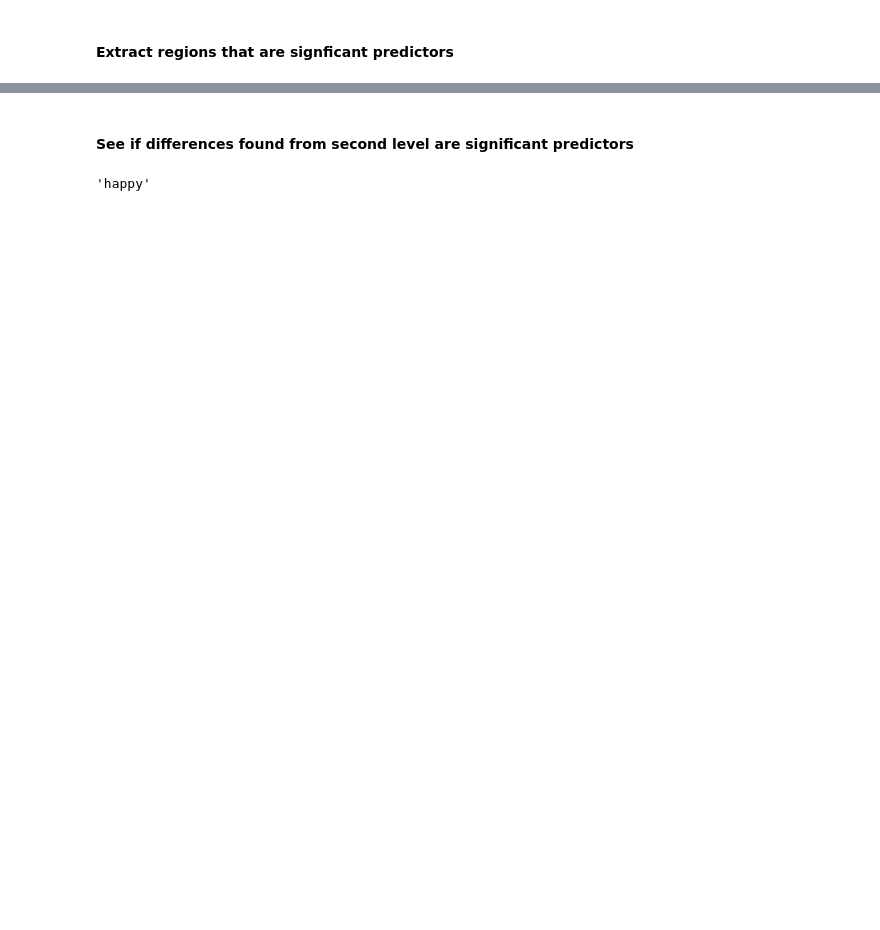
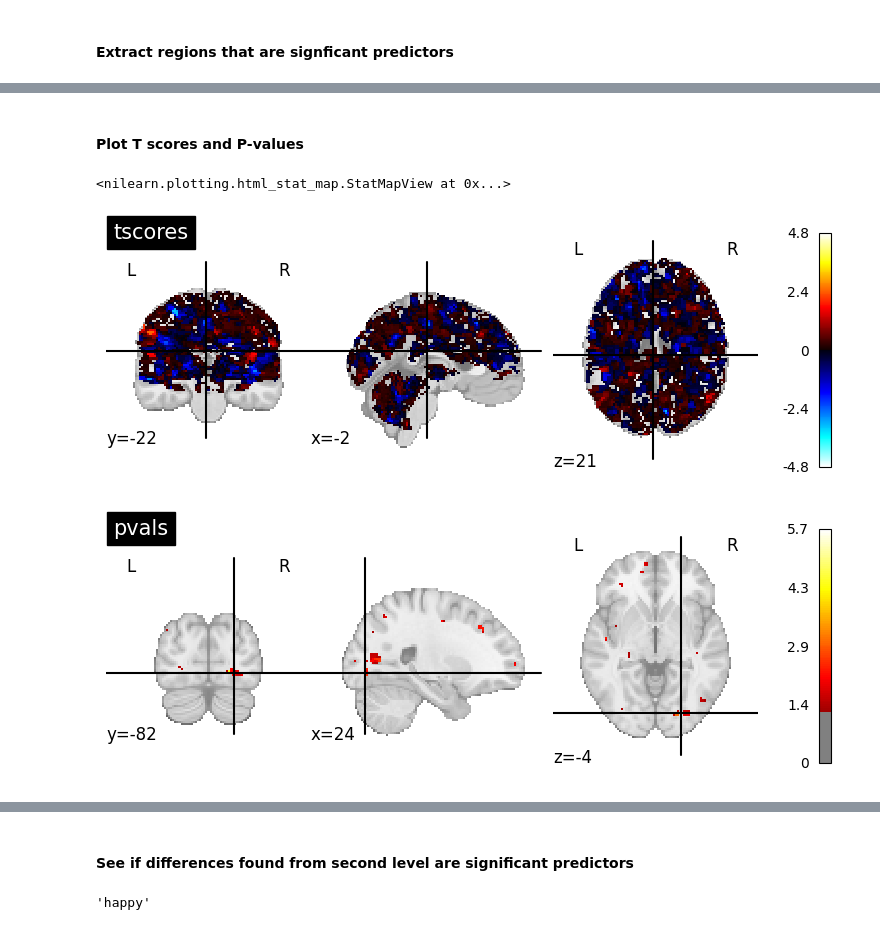
Before and after one commit to WMDA/socio-emotion-cognition, a Jupyter notebook: task_fmri/mvpa/ml.ipynb, the cells around one changed output, grey strips where cells are left out. Saved outputs shown, nothing was run; the diff lists cells and outputs as text; code cells hidden in the pictures; blank space fills up the shorter version.

```diff
--- a/task_fmri/mvpa/ml.ipynb
+++ b/task_fmri/mvpa/ml.ipynb
@@ -195,0 +221,10 @@ else:
+# %% [markdown]
+#### Plot T scores and P-values
+# %%
+nplot.plot_stat_map(t_score_img_frem_comms, title='tscores')
+nplot.plot_stat_map(neg_log_10_comms, threshold=-np.log10(0.05), title='pvals')
+nplot.view_img(neg_log_10_comms, threshold=-np.log10(0.05), title='pvals')
+# %% [output]
+<nilearn.plotting.html_stat_map.StatMapView at 0x...>
+[figure, added]
+[figure, added]
```
Also changed, not shown: parts of 16 cells of this notebook, 8 other files.
